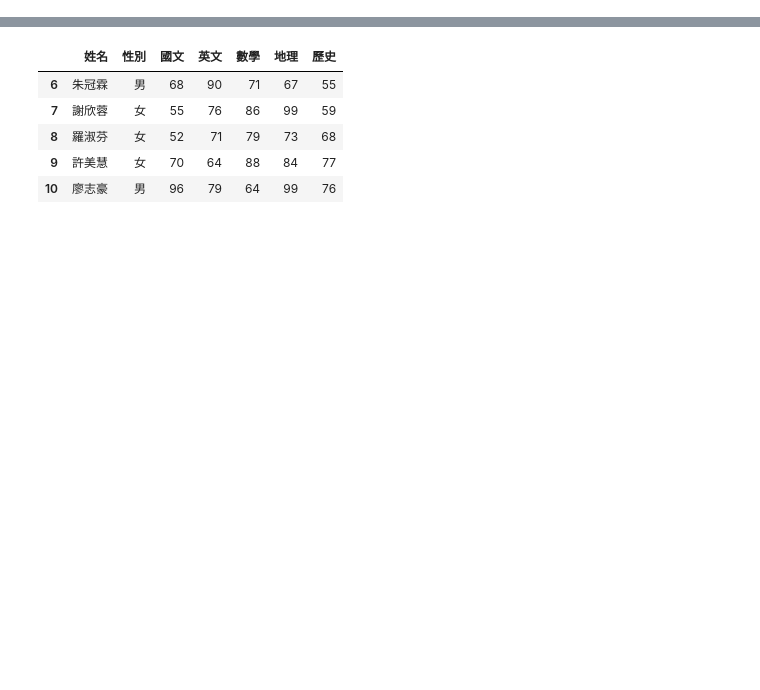
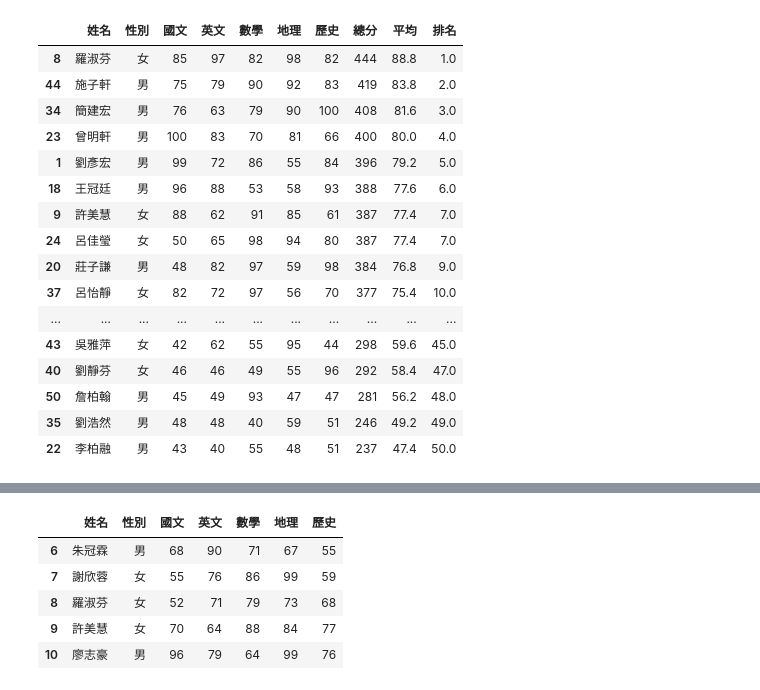
Before and after one commit to Sharon6260/BaoW, a Jupyter notebook: 0718/P1.ipynb, the cells around one changed output, grey strips where cells are left out. Saved outputs shown, nothing was run; the diff lists cells and outputs as text; code cells hidden in the pictures; blank space fills up the shorter version.

```diff
--- a/0718/P1.ipynb
+++ b/0718/P1.ipynb
@@ -37,0 +83,24 @@ scores_df
+# %%
+
+scores_df["總分"] = scores_df[['國文', '英文', '數學', '地理', '歷史']].sum(axis=1)
+scores_df["平均"] = scores_df[['國文', '英文', '數學', '地理', '歷史']].mean(axis=1)
+scores_df["排名"] = scores_df["總分"].rank(ascending=False,method='min')
+scores_df.sort_values(by='排名')
+# %% [output]
+|  | 姓名 | 性別 | 國文 | 英文 | 數學 | 地理 | 歷史 | 總分 | 平均 | 排名 |
+| 8 | 羅淑芬 | 女 | 85 | 97 | 82 | 98 | 82 | 444 | 88.8 | 1.0 |
+| 44 | 施子軒 | 男 | 75 | 79 | 90 | 92 | 83 | 419 | 83.8 | 2.0 |
+| 34 | 簡建宏 | 男 | 76 | 63 | 79 | 90 | 100 | 408 | 81.6 | 3.0 |
+| 23 | 曾明軒 | 男 | 100 | 83 | 70 | 81 | 66 | 400 | 80.0 | 4.0 |
+| 1 | 劉彥宏 | 男 | 99 | 72 | 86 | 55 | 84 | 396 | 79.2 | 5.0 |
+| 18 | 王冠廷 | 男 | 96 | 88 | 53 | 58 | 93 | 388 | 77.6 | 6.0 |
+| 9 | 許美慧 | 女 | 88 | 62 | 91 | 85 | 61 | 387 | 77.4 | 7.0 |
+| 24 | 呂佳瑩 | 女 | 50 | 65 | 98 | 94 | 80 | 387 | 77.4 | 7.0 |
+| 20 | 莊子謙 | 男 | 48 | 82 | 97 | 59 | 98 | 384 | 76.8 | 9.0 |
+| 37 | 呂怡靜 | 女 | 82 | 72 | 97 | 56 | 70 | 377 | 75.4 | 10.0 |
+| ... | ... | ... | ... | ... | ... | ... | ... | ... | ... | ... |
+| 43 | 吳雅萍 | 女 | 42 | 62 | 55 | 95 | 44 | 298 | 59.6 | 45.0 |
+| 40 | 劉靜芬 | 女 | 46 | 46 | 49 | 55 | 96 | 292 | 58.4 | 47.0 |
+| 50 | 詹柏翰 | 男 | 45 | 49 | 93 | 47 | 47 | 281 | 56.2 | 48.0 |
+| 35 | 劉浩然 | 男 | 48 | 48 | 40 | 59 | 51 | 246 | 49.2 | 49.0 |
+| 22 | 李柏融 | 男 | 43 | 40 | 55 | 48 | 51 | 237 | 47.4 | 50.0 |
```
Also changed, not shown: parts of 8 cells of this notebook.
